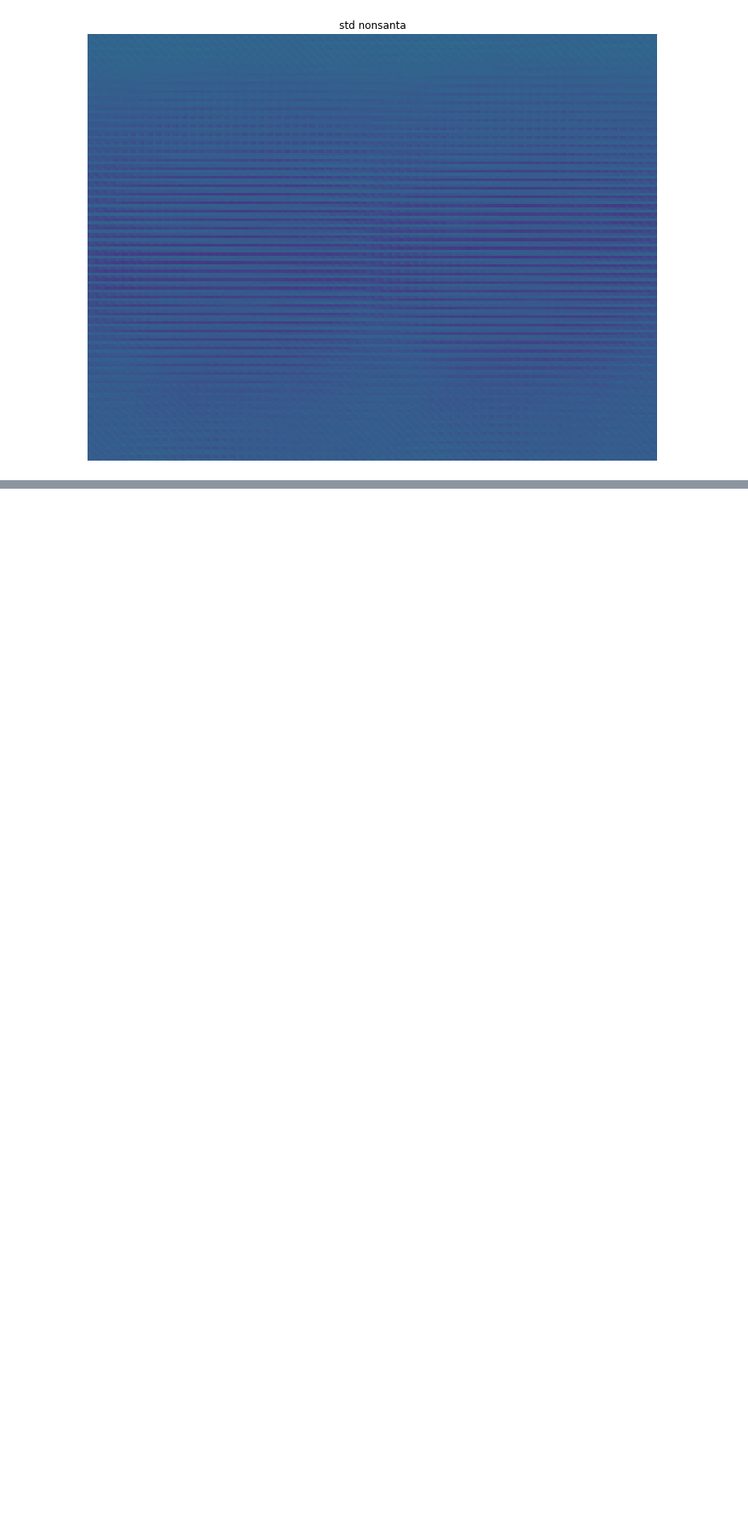
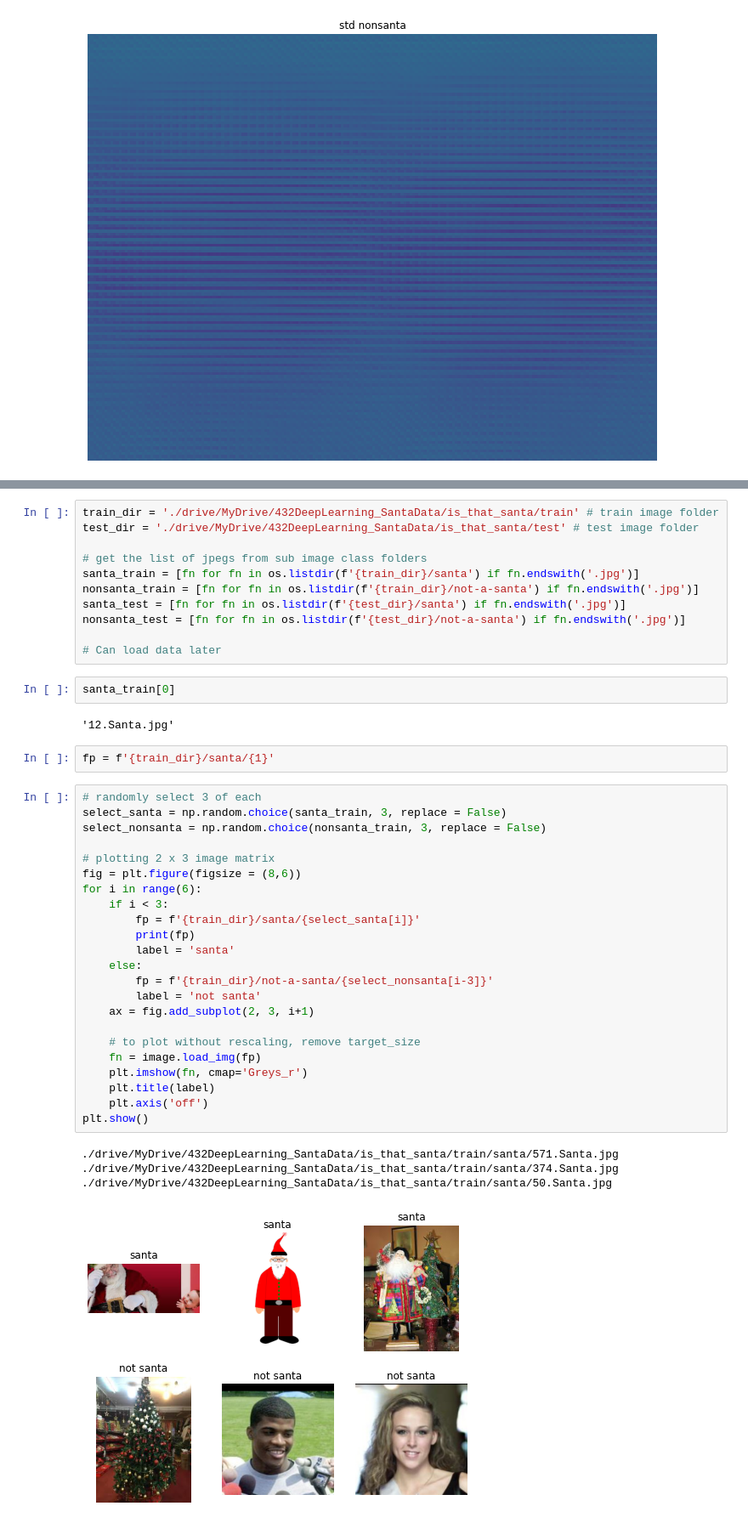
Before and after one commit to MargaretZhou/MISA-Bootcamp-2021, a Jupyter notebook: Santa.ipynb, the cells around one changed output, grey strips where cells are left out. Shown at 85% size. Drawn from its saved outputs; the diff is of its cells as text; blank space fills up the shorter version.

```diff
--- a/Santa.ipynb
+++ b/Santa.ipynb
@@ -191,0 +265,45 @@ nonsanta_mean = find_std_img(nonsanta_pixels_train, 'nonsanta')
+# %%
+train_dir = './drive/MyDrive/432DeepLearning_SantaData/is_that_santa/train' # train image folder
+test_dir = './drive/MyDrive/432DeepLearning_SantaData/is_that_santa/test' # test image folder
+
+# get the list of jpegs from sub image class folders
+santa_train = [fn for fn in os.listdir(f'{train_dir}/santa') if fn.endswith('.jpg')]
+nonsanta_train = [fn for fn in os.listdir(f'{train_dir}/not-a-santa') if fn.endswith('.jpg')]
+santa_test = [fn for fn in os.listdir(f'{test_dir}/santa') if fn.endswith('.jpg')]
+nonsanta_test = [fn for fn in os.listdir(f'{test_dir}/not-a-santa') if fn.endswith('.jpg')]
+
+# Can load data later
+# %%
+santa_train[0]
+# %% [output]
+'12.Santa.jpg'
+# %%
+fp = f'{train_dir}/santa/{1}'
+# %%
+# randomly select 3 of each
+select_santa = np.random.choice(santa_train, 3, replace = False)
+select_nonsanta = np.random.choice(nonsanta_train, 3, replace = False)
+
+# plotting 2 x 3 image matrix
+fig = plt.figure(figsize = (8,6))
+for i in range(6):
+    if i < 3:
+        fp = f'{train_dir}/santa/{select_santa[i]}'
+        print(fp)
+        label = 'santa'
+    else:
+        fp = f'{train_dir}/not-a-santa/{select_nonsanta[i-3]}'
+        label = 'not santa'
+    ax = fig.add_subplot(2, 3, i+1)
+
+    # to plot without rescaling, remove target_size
+    fn = image.load_img(fp)
+    plt.imshow(fn, cmap='Greys_r')
+    plt.title(label)
+    plt.axis('off')
+plt.show()
+# %% [output]
+./drive/MyDrive/432DeepLearning_SantaData/is_that_santa/train/santa/571.Santa.jpg
+./drive/MyDrive/432DeepLearning_SantaData/is_that_santa/train/santa/374.Santa.jpg
+./drive/MyDrive/432DeepLearning_SantaData/is_that_santa/train/santa/50.Santa.jpg
+[figure, added]
```
Also changed, not shown: parts of 26 cells of this notebook.
